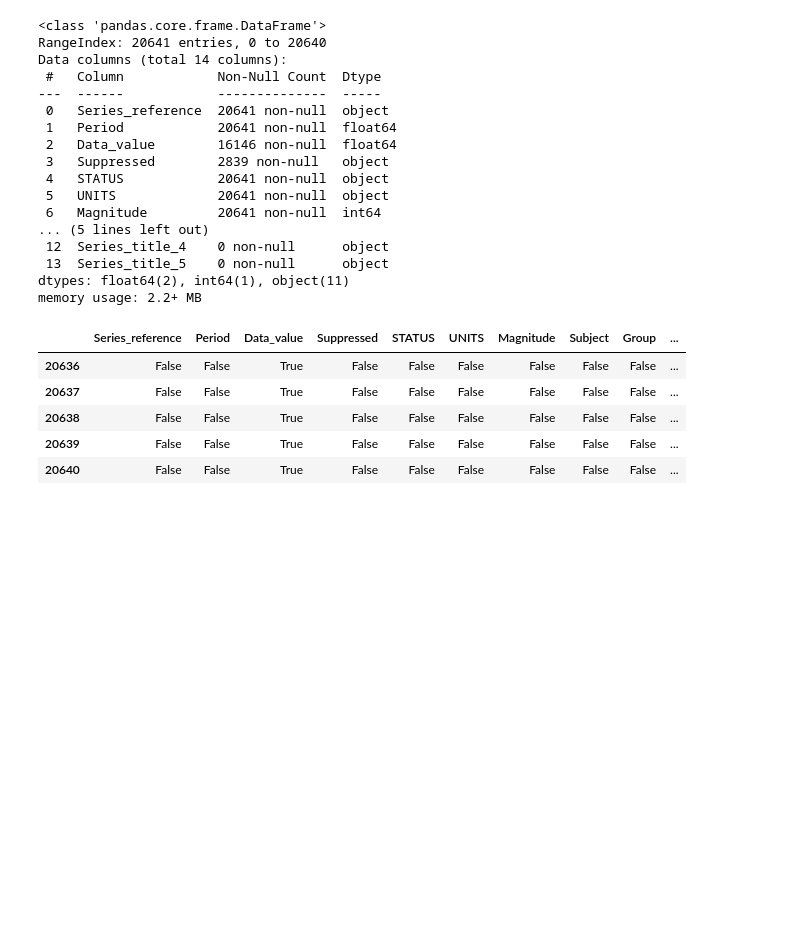
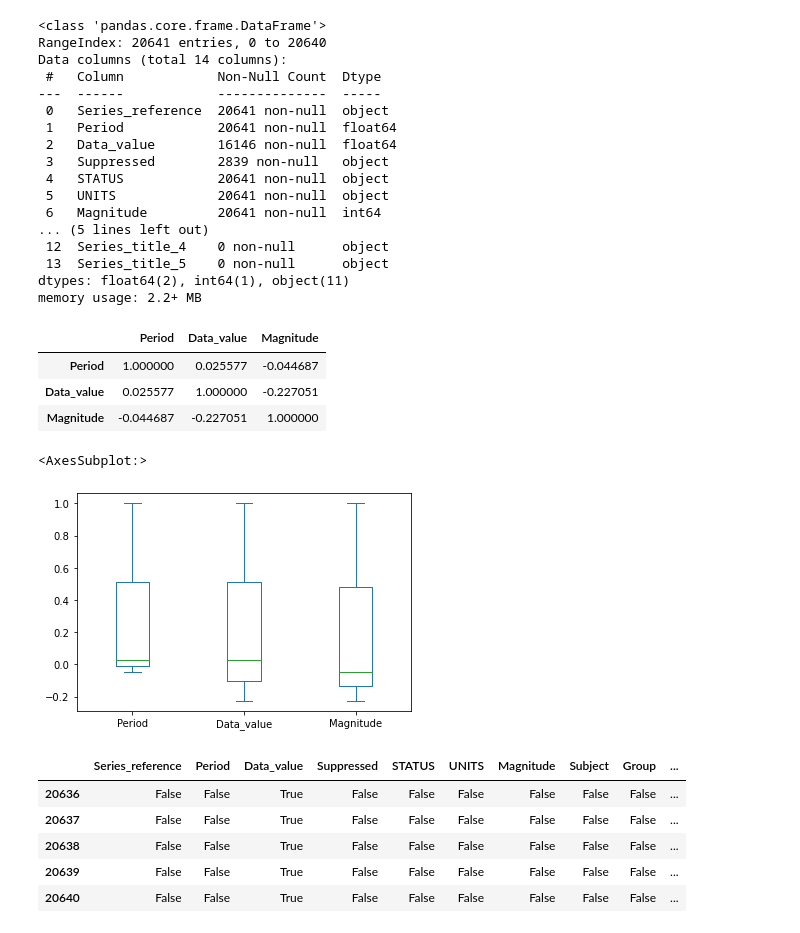
Before and after one commit to Micheallukwago/advanced_project-, a Jupyter notebook: PROJECT CONNECTING TO SQLITE AND RETRIEVING DATA .ipynb, the cells around one changed output. Saved outputs shown, nothing was run; the diff lists cells and outputs as text; code cells hidden in the pictures; blank space fills up the shorter version.

```diff
--- a/PROJECT CONNECTING TO SQLITE AND RETRIEVING DATA .ipynb
+++ b/PROJECT CONNECTING TO SQLITE AND RETRIEVING DATA .ipynb
@@ -73,6 +145,19 @@ Data columns (total 14 columns):
  13  Series_title_5    0 non-null      object
 dtypes: float64(2), int64(1), object(11)
 memory usage: 2.2+ MB
+# %%
+# USING THE CORR METHOD WE FIND A CONNECTION AMONG OUR NUMERIC COLZ
+df.corr()
+# %% [output]
+|  | Period | Data_value | Magnitude |
+| Period | 1.000000 | 0.025577 | -0.044687 |
+| Data_value | 0.025577 | 1.000000 | -0.227051 |
+| Magnitude | -0.044687 | -0.227051 | 1.000000 |
+# %%
+df.corr().plot(kind="box")
+# %% [output]
+<AxesSubplot:>
+[figure, added]
 # %%
 # we analyse the top and bottom of our df to see what columns have no values using the .tail and .head
 df.isnull().tail()
```
Also changed, not shown: parts of 10 cells of this notebook.
